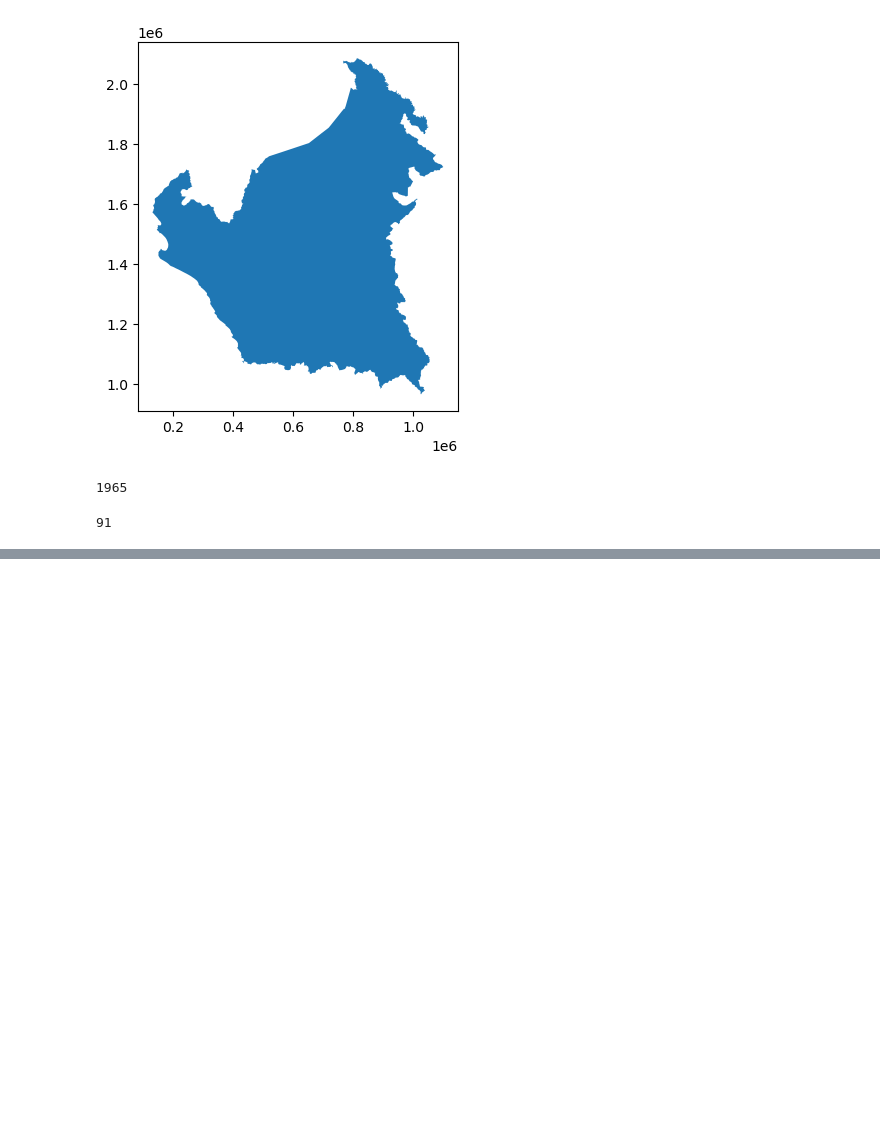
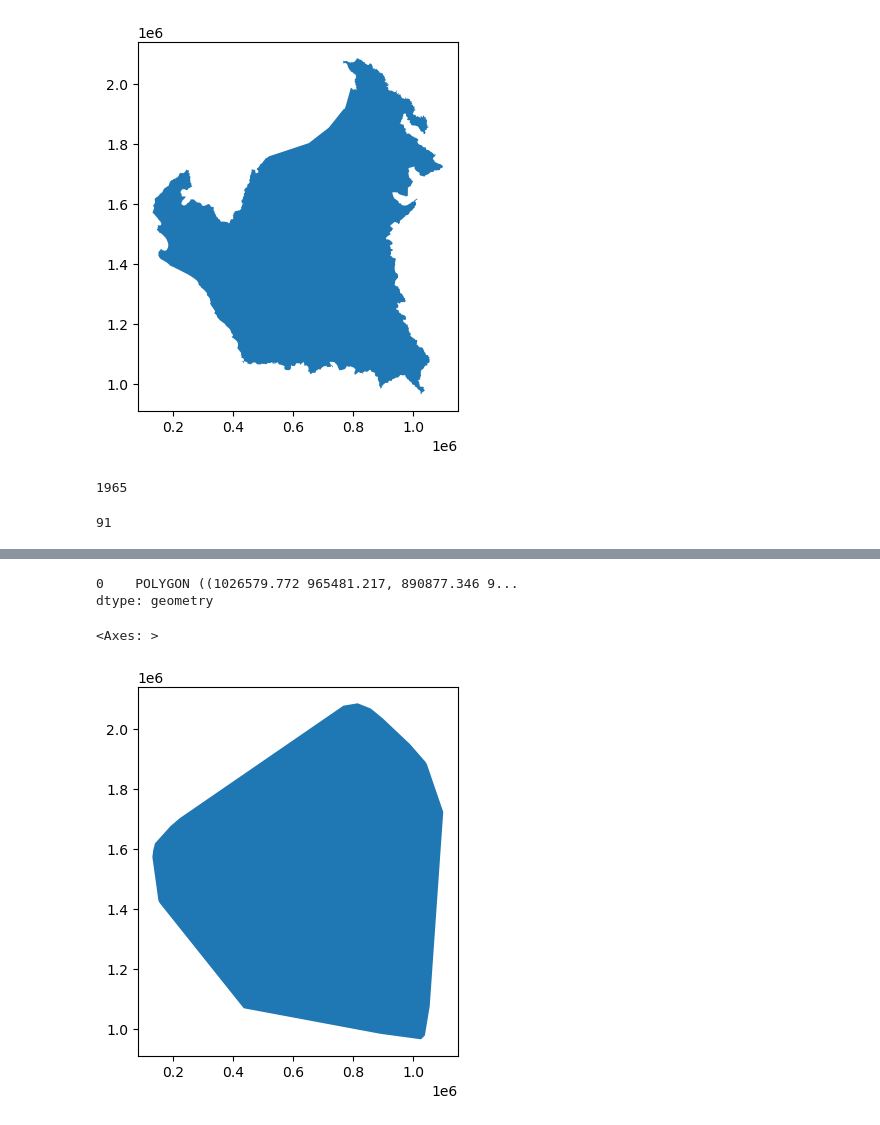
Before and after one commit to thiagoDali/preprocesamientoPeru, a Jupyter notebook: codigo_preprocesamiento.ipynb, the cells around one changed output, grey strips where cells are left out. Cells and saved outputs as stored; diff of their text form; code cells hidden in the pictures; blank space fills up the shorter version.

```diff
--- a/codigo_preprocesamiento.ipynb
+++ b/codigo_preprocesamiento.ipynb
@@ -455,0 +622,10 @@ sum(rowsCX)-limitesDistritales_24891.shape[0]
+# %%
+peru_arribaIzquierda.convex_hull
+# %% [output]
+0    POLYGON ((1026579.772 965481.217, 890877.346 9...
+dtype: geometry
+# %%
+peru_arribaIzquierda.convex_hull.plot()
+# %% [output]
+<Axes: >
+[figure, added]
```
Also changed, not shown: parts of 39 cells of this notebook, 2 other files.
